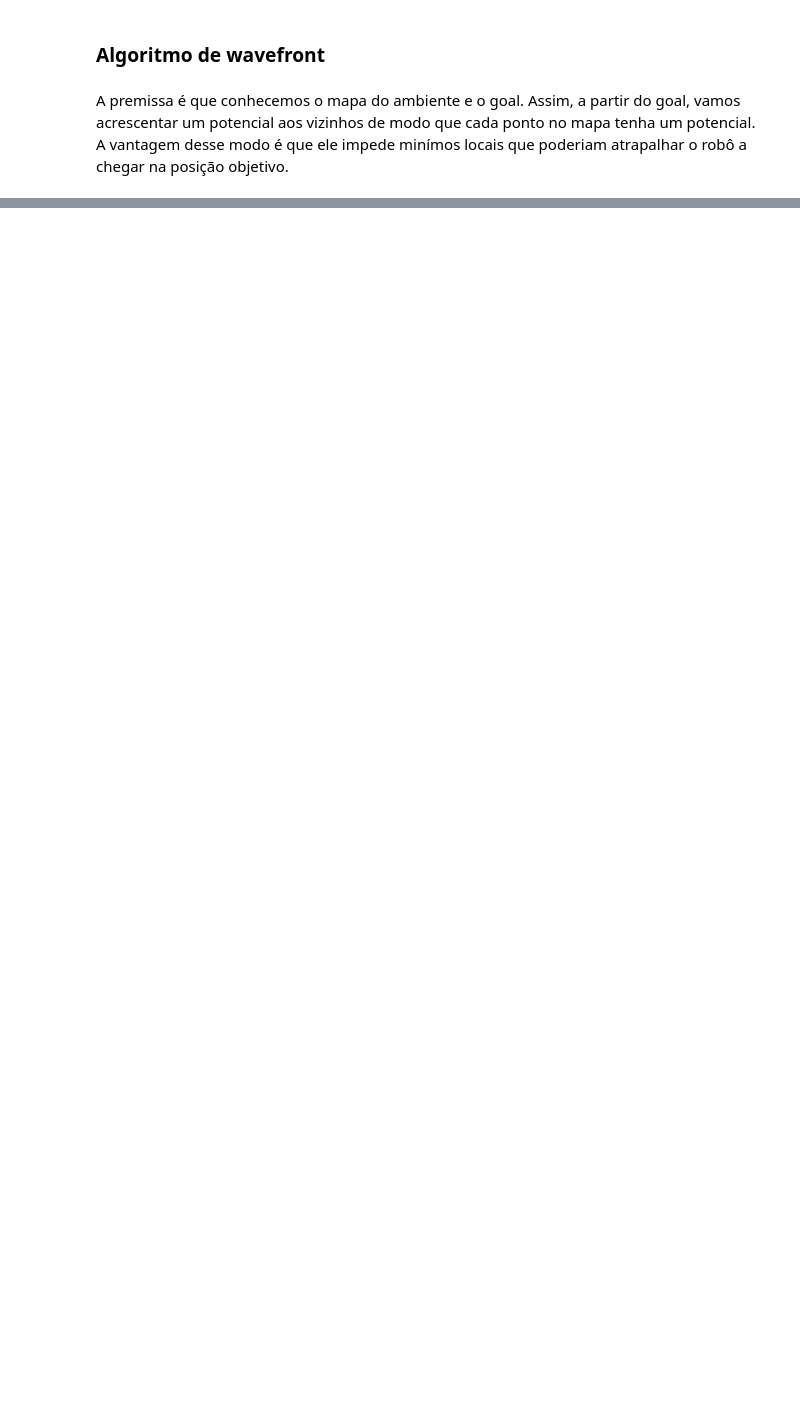
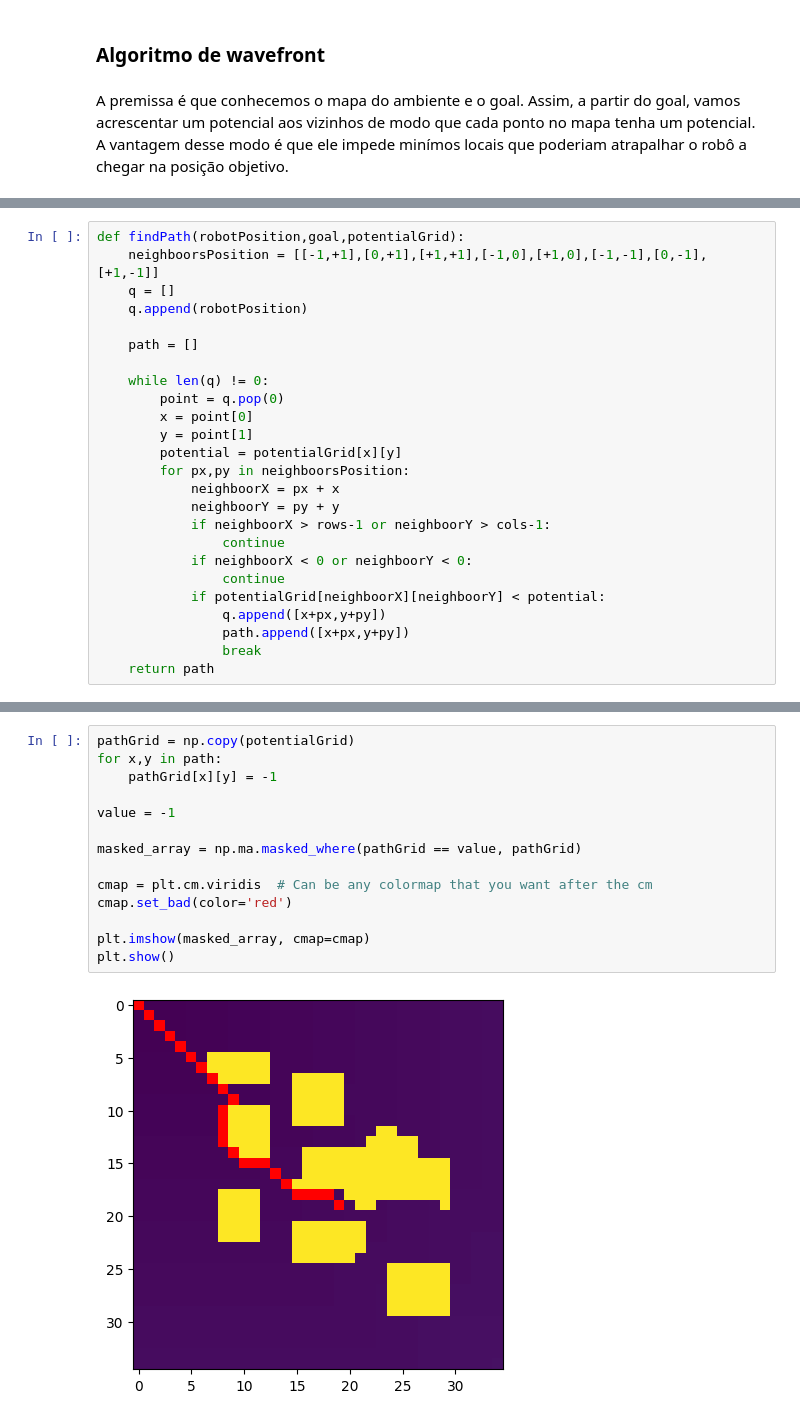
Before and after one commit to caiotcunha/TP2robotica, a Jupyter notebook: TP2.ipynb, the cells around one changed output, grey strips where cells are left out. Saved outputs shown, nothing was run; the diff lists cells and outputs as text; blank space fills up the shorter version.

```diff
--- a/TP2.ipynb
+++ b/TP2.ipynb
@@ -239,0 +236,25 @@ print ('Program ended')
+# %%
+def findPath(robotPosition,goal,potentialGrid):
+    neighboorsPosition = [[-1,+1],[0,+1],[+1,+1],[-1,0],[+1,0],[-1,-1],[0,-1],[+1,-1]]
+    q = []
+    q.append(robotPosition)
+
+    path = []
+
+    while len(q) != 0:
+        point = q.pop(0)
+        x = point[0]
+        y = point[1]
+        potential = potentialGrid[x][y]
+        for px,py in neighboorsPosition:
+            neighboorX = px + x
+            neighboorY = py + y
+            if neighboorX > rows-1 or neighboorY > cols-1:
+                continue
+            if neighboorX < 0 or neighboorY < 0:
+                continue
+            if potentialGrid[neighboorX][neighboorY] < potential:
+                q.append([x+px,y+py])
+                path.append([x+px,y+py])
+                break
+    return path
@@ -239,0 +272,16 @@ print ('Program ended')
+# %%
+pathGrid = np.copy(potentialGrid)
+for x,y in path:
+    pathGrid[x][y] = -1
+
+value = -1
+
+masked_array = np.ma.masked_where(pathGrid == value, pathGrid)
+
+cmap = plt.cm.viridis  # Can be any colormap that you want after the cm
+cmap.set_bad(color='red')
+
+plt.imshow(masked_array, cmap=cmap)
+plt.show()
+# %% [output]
+[figure, added]
```
Also changed, not shown: parts of 14 cells of this notebook, 2 other files.
